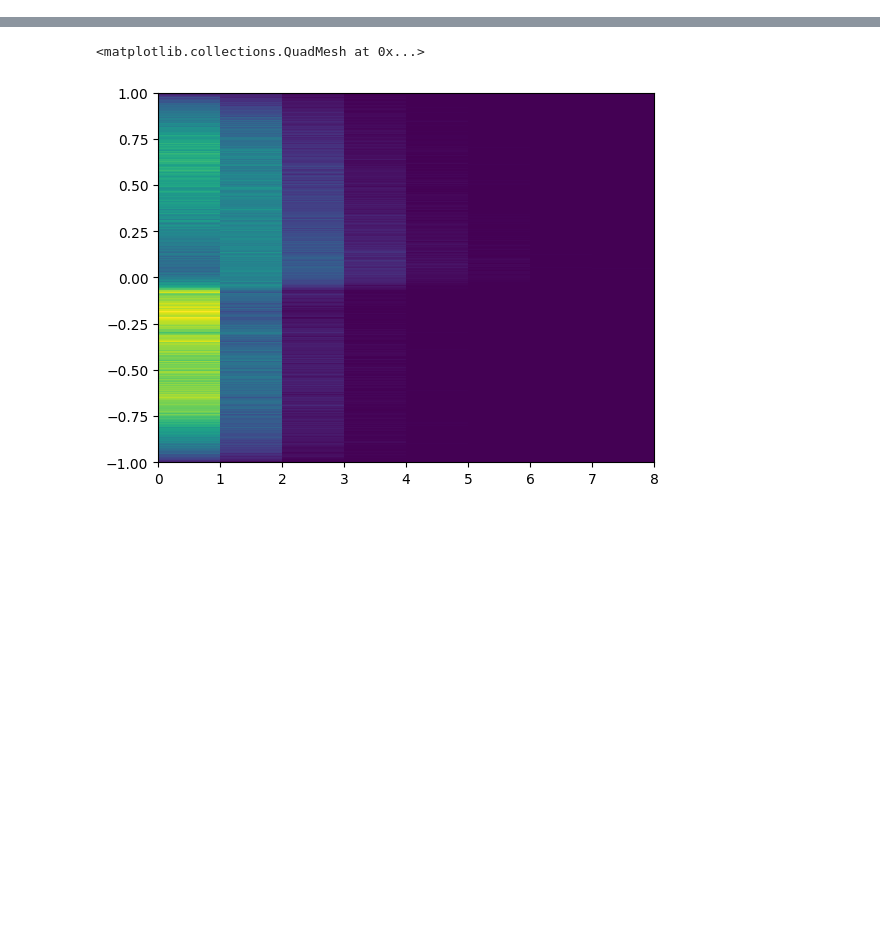
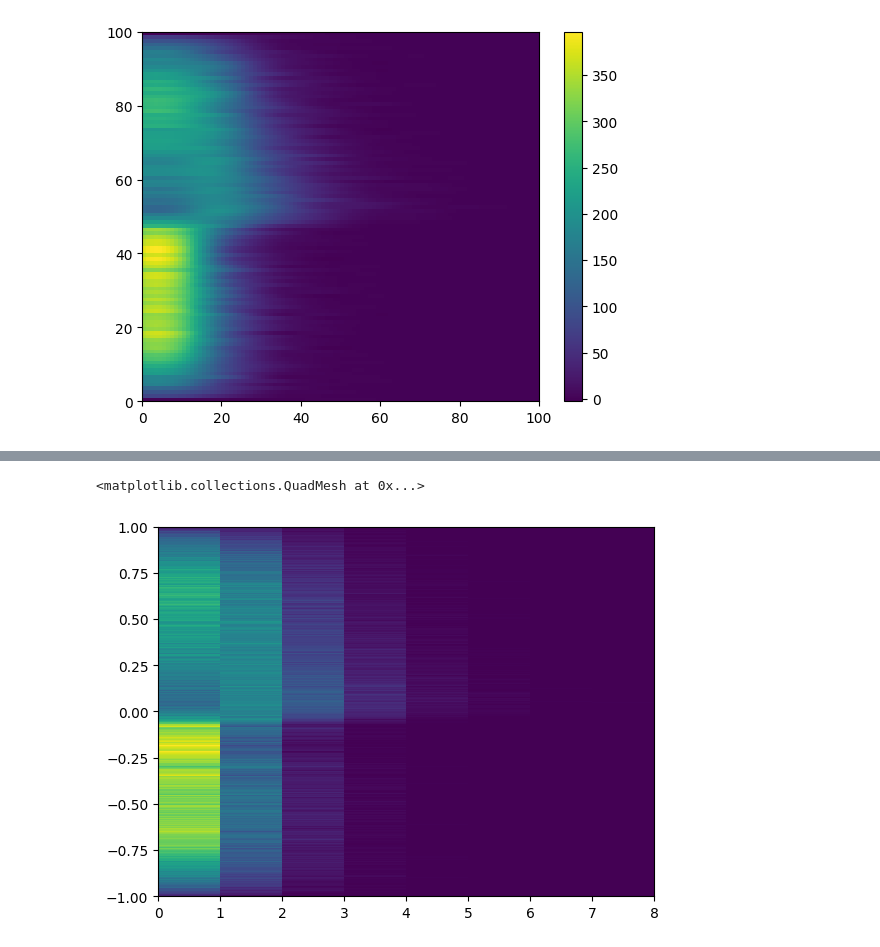
Before and after one commit to MACampana/BinnedTracks, a Jupyter notebook: BinnedAnalysis.ipynb, the cells around one changed output, grey strips where cells are left out. Drawn from its saved outputs; the diff is of its cells as text; code cells hidden in the pictures; blank space fills up the shorter version.

```diff
--- a/BinnedAnalysis.ipynb
+++ b/BinnedAnalysis.ipynb
@@ -631,2 +741,11 @@ Done.
+# %%
+xs = np.linspace(0,8,100)
+ys = np.linspace(-1,1,100)
+X, Y = np.meshgrid(xs, ys)
+plt.pcolormesh(lima_bean.bin_count_spline.ev(X, Y))
+plt.colorbar()
+plt.show()
+# %% [output]
+[figure, added]
 # %%
 bs = ([-np.pi/2] + list(np.unique(lima_bean.bin_decs)[:-1] + .5*np.diff(np.unique(lima_bean.bin_decs))) + [np.pi/2])
```
Also changed, not shown: parts of 11 cells of this notebook.
